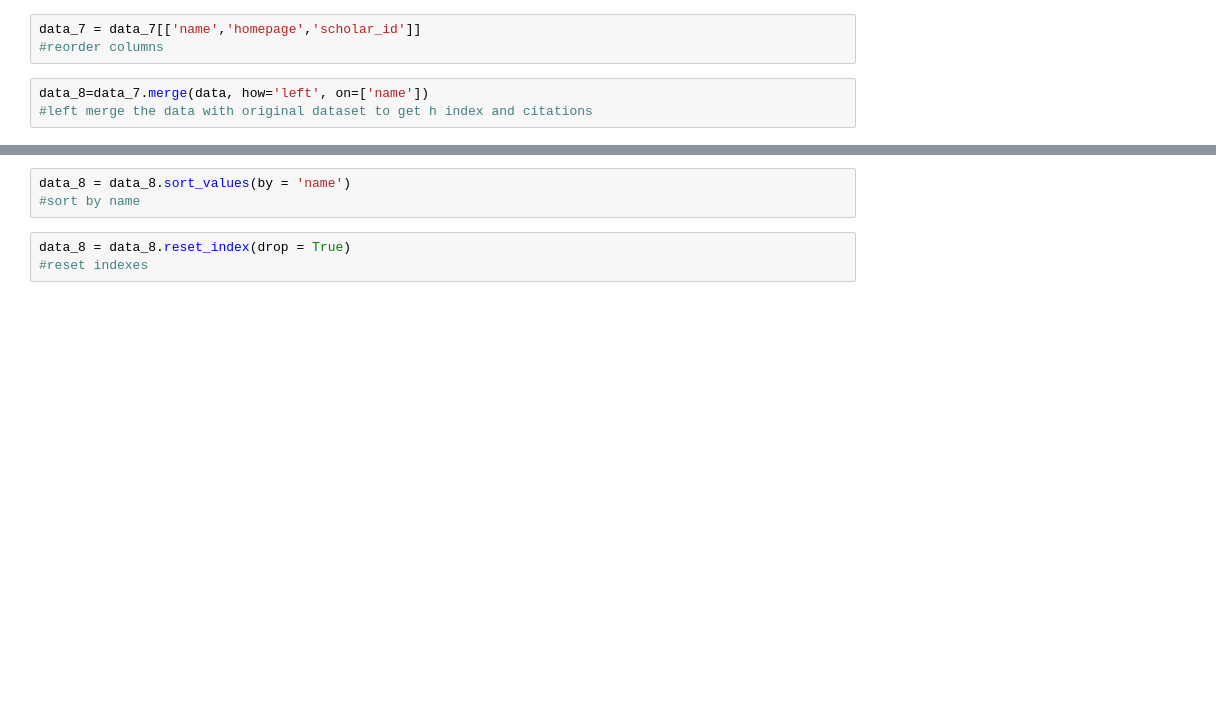
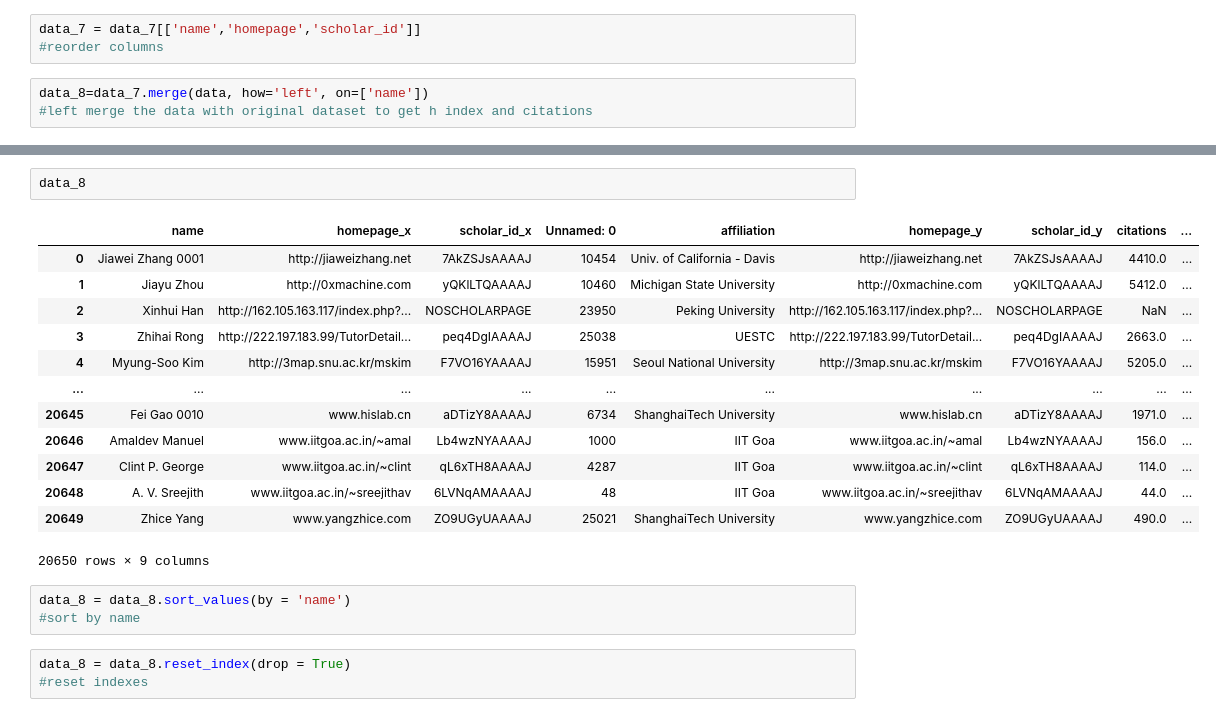
Before and after one commit to ychhatre/csimpact, a Jupyter notebook: code/remove_dupes.ipynb, the cells around one changed output, grey strips where cells are left out. Cells and saved outputs as stored; diff of their text form; blank space fills up the shorter version.

```diff
--- a/code/remove_dupes.ipynb
+++ b/code/remove_dupes.ipynb
@@ -28,3 +179,19 @@ data_8=data_7.merge(data, how='left', on=['name'])
+# %%
+data_8
+# %% [output]
+|  | name | homepage_x | scholar_id_x | Unnamed: 0 | affiliation | homepage_y | scholar_id_y | citations | ... |
+| 0 | Jiawei Zhang 0001 | http://jiaweizhang.net | 7AkZSJsAAAAJ | 10454 | Univ. of California - Davis | http://jiaweizhang.net | 7AkZSJsAAAAJ | 4410.0 | ... |
+| 1 | Jiayu Zhou | http://0xmachine.com | yQKlLTQAAAAJ | 10460 | Michigan State University | http://0xmachine.com | yQKlLTQAAAAJ | 5412.0 | ... |
+| 2 | Xinhui Han | http://162.105.163.117/index.php?... | NOSCHOLARPAGE | 23950 | Peking University | http://162.105.163.117/index.php?... | NOSCHOLARPAGE | NaN | ... |
+| 3 | Zhihai Rong | http://222.197.183.99/TutorDetail... | peq4DgIAAAAJ | 25038 | UESTC | http://222.197.183.99/TutorDetail... | peq4DgIAAAAJ | 2663.0 | ... |
+| 4 | Myung-Soo Kim | http://3map.snu.ac.kr/mskim | F7VO16YAAAAJ | 15951 | Seoul National University | http://3map.snu.ac.kr/mskim | F7VO16YAAAAJ | 5205.0 | ... |
+| ... | ... | ... | ... | ... | ... | ... | ... | ... | ... |
+| 20645 | Fei Gao 0010 | www.hislab.cn | aDTizY8AAAAJ | 6734 | ShanghaiTech University | www.hislab.cn | aDTizY8AAAAJ | 1971.0 | ... |
+| 20646 | Amaldev Manuel | www.iitgoa.ac.in/~amal | Lb4wzNYAAAAJ | 1000 | IIT Goa | www.iitgoa.ac.in/~amal | Lb4wzNYAAAAJ | 156.0 | ... |
+| 20647 | Clint P. George | www.iitgoa.ac.in/~clint | qL6xTH8AAAAJ | 4287 | IIT Goa | www.iitgoa.ac.in/~clint | qL6xTH8AAAAJ | 114.0 | ... |
+| 20648 | A. V. Sreejith | www.iitgoa.ac.in/~sreejithav | 6LVNqAMAAAAJ | 48 | IIT Goa | www.iitgoa.ac.in/~sreejithav | 6LVNqAMAAAAJ | 44.0 | ... |
+| 20649 | Zhice Yang | www.yangzhice.com | ZO9UGyUAAAAJ | 25021 | ShanghaiTech University | www.yangzhice.com | ZO9UGyUAAAAJ | 490.0 | ... |
+20650 rows × 9 columns
 # %%
 data_8 = data_8.sort_values(by = 'name')
 #sort by name
```
Also changed, not shown: parts of 20 cells of this notebook, 5 other files.
